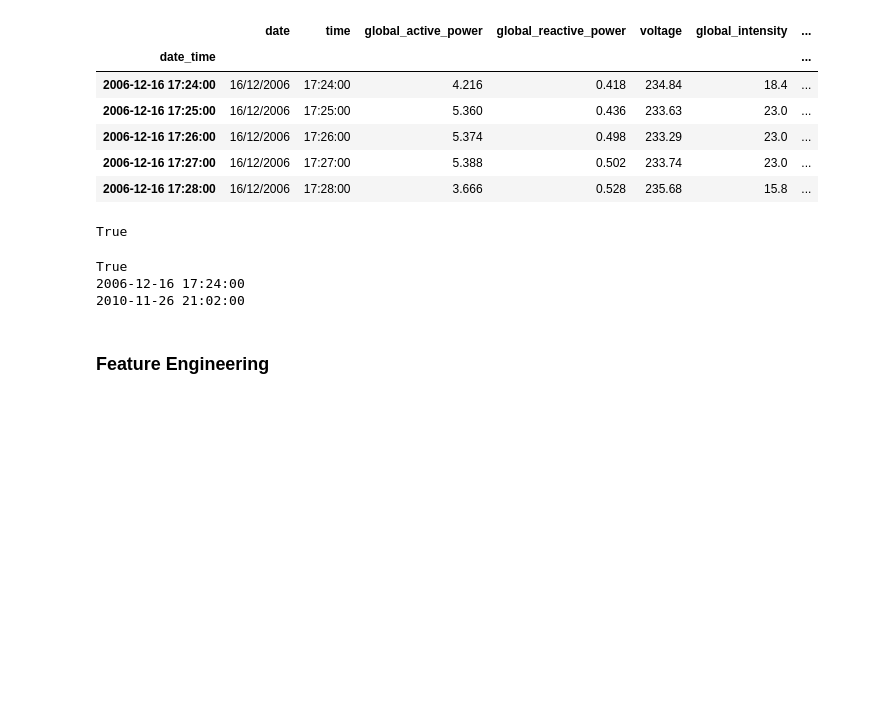
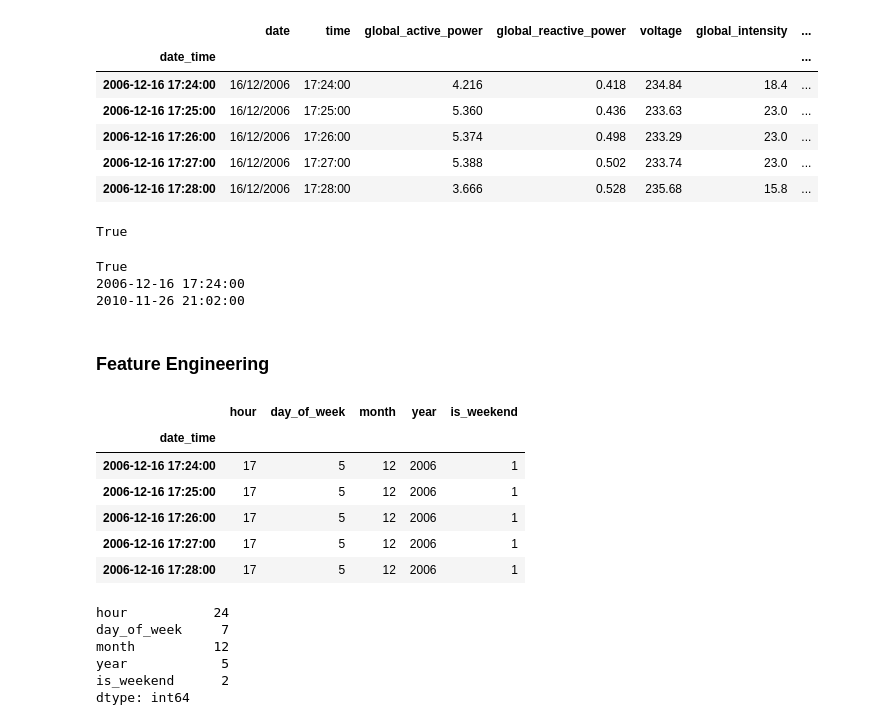
Before and after one commit to Kartikshard/Electricity-consumption-prediction, a Jupyter notebook: notebooks/01_EDA.ipynb, the cells around one changed output. Saved outputs shown, nothing was run; the diff lists cells and outputs as text; code cells hidden in the pictures; blank space fills up the shorter version.

```diff
--- a/notebooks/01_EDA.ipynb
+++ b/notebooks/01_EDA.ipynb
@@ -336,3 +336,34 @@ True
 data['year']=data.index.year
 # %%
 data["is_weekend"] = (data["day_of_week"] >= 5).astype(int)
+# %%
+data[[
+    "hour",
+    "day_of_week",
+    "month",
+    "year",
+    "is_weekend"
+]].head()
+# %% [output]
+|  | hour | day_of_week | month | year | is_weekend |
+| date_time |  |  |  |  |  |
+| 2006-12-16 17:24:00 | 17 | 5 | 12 | 2006 | 1 |
+| 2006-12-16 17:25:00 | 17 | 5 | 12 | 2006 | 1 |
+| 2006-12-16 17:26:00 | 17 | 5 | 12 | 2006 | 1 |
+| 2006-12-16 17:27:00 | 17 | 5 | 12 | 2006 | 1 |
+| 2006-12-16 17:28:00 | 17 | 5 | 12 | 2006 | 1 |
+# %%
+data[[
+    "hour",
+    "day_of_week",
+    "month",
+    "year",
+    "is_weekend"
+]].nunique()
+# %% [output]
+hour           24
+day_of_week     7
+month          12
+year            5
+is_weekend      2
+dtype: int64
```
Also changed, not shown: parts of 1 cell of this notebook.
